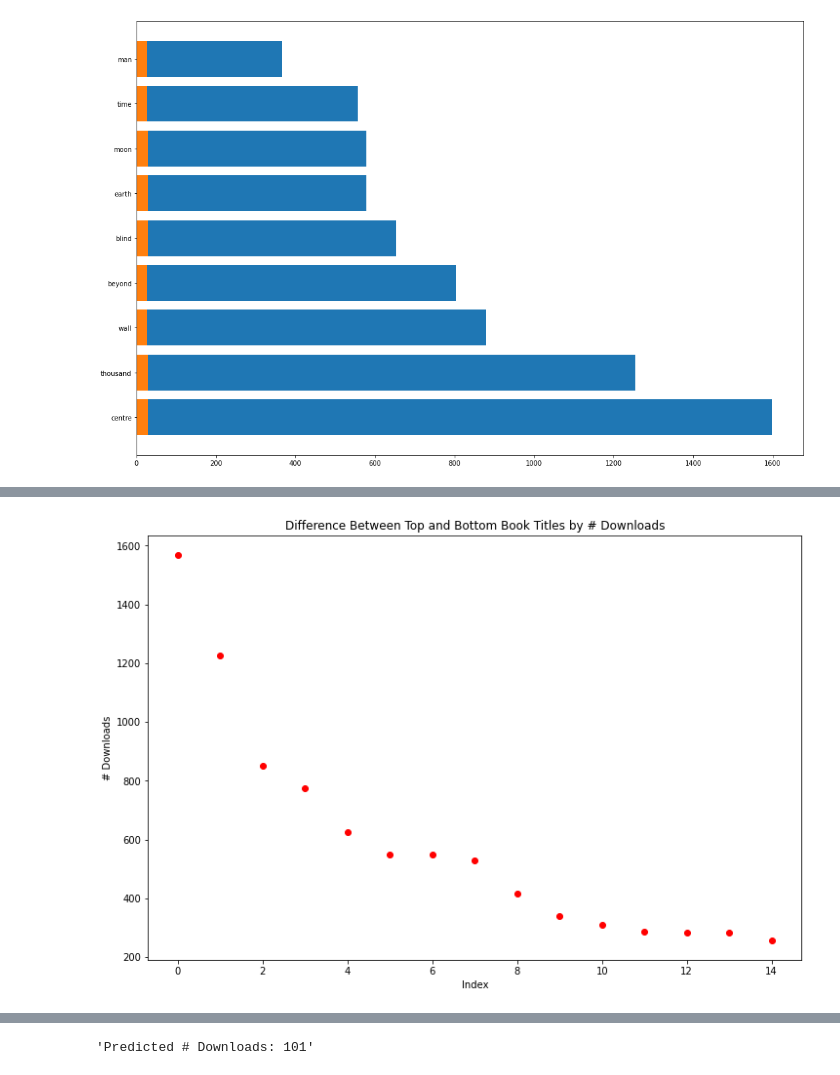
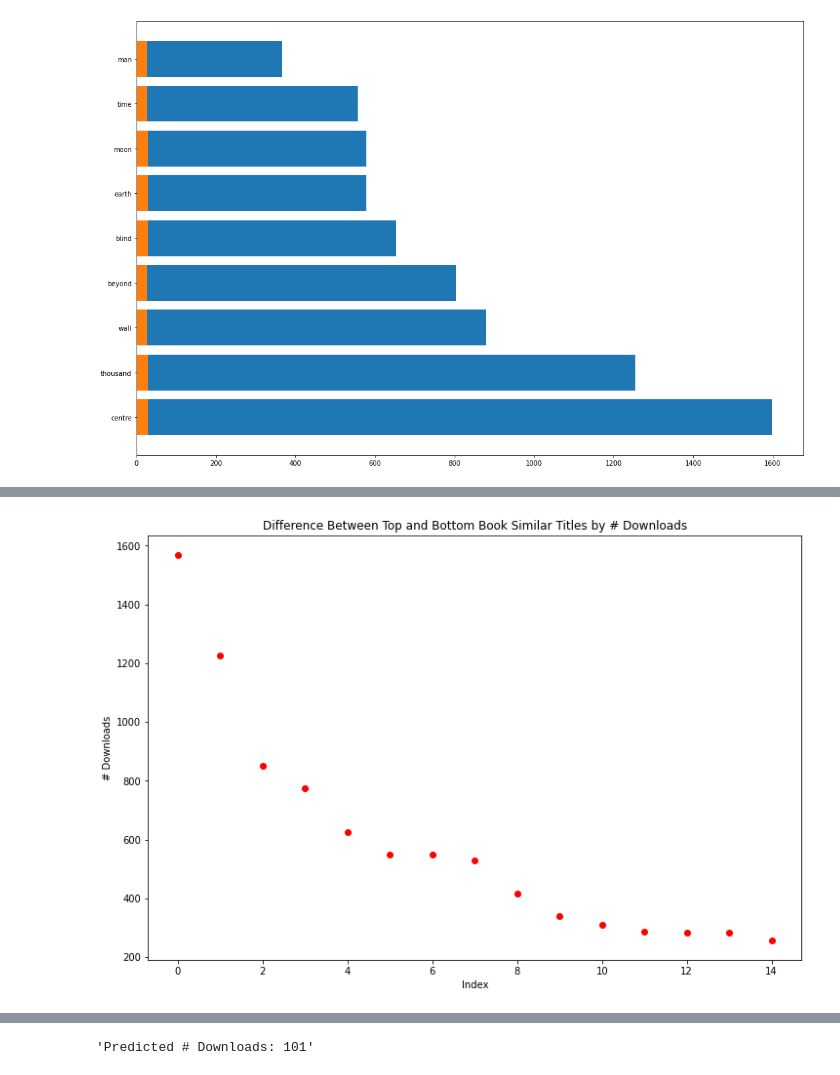
Before and after one commit to clay-jones/datamining_project, a Jupyter notebook: Title_Based_Download_Prediction.ipynb, the cells around one changed output, grey strips where cells are left out. Cells and saved outputs as stored; diff of their text form; code cells hidden in the pictures.

```diff
--- a/Title_Based_Download_Prediction.ipynb
+++ b/Title_Based_Download_Prediction.ipynb
@@ -595,9 +629,9 @@ plt.show()
 # %%
 plt.figure(figsize=(12,8))
 plt.scatter(common_words.index, abs(common_words.Top_Downloads - common_words.Bottom_Downloads), color='r')
-plt.title('Difference Between Top and Bottom Book Titles by # Downloads')
+plt.title('Difference Between Top and Bottom Book Similar Titles by # Downloads')
 plt.xlabel('Index')
 plt.ylabel('# Downloads')
 plt.show()
 # %% [output]
-[figure, old version]
+[figure, new version]
```
Also changed, not shown: parts of 5 cells of this notebook.
